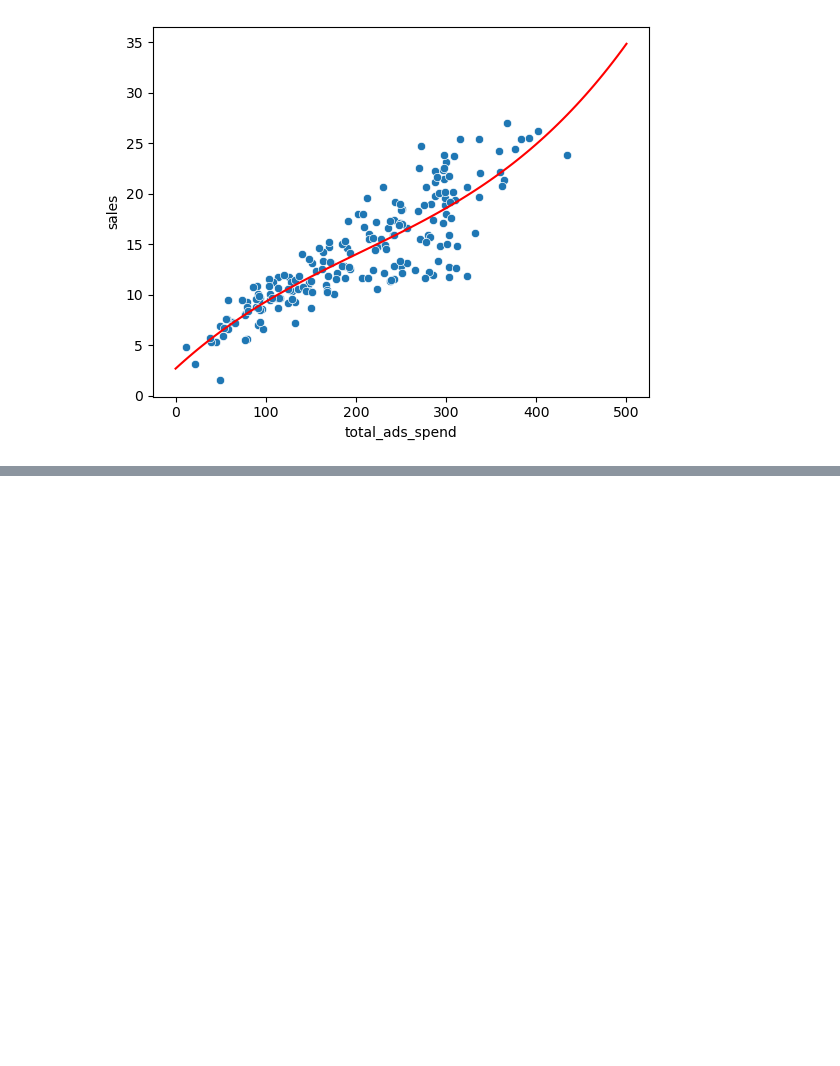
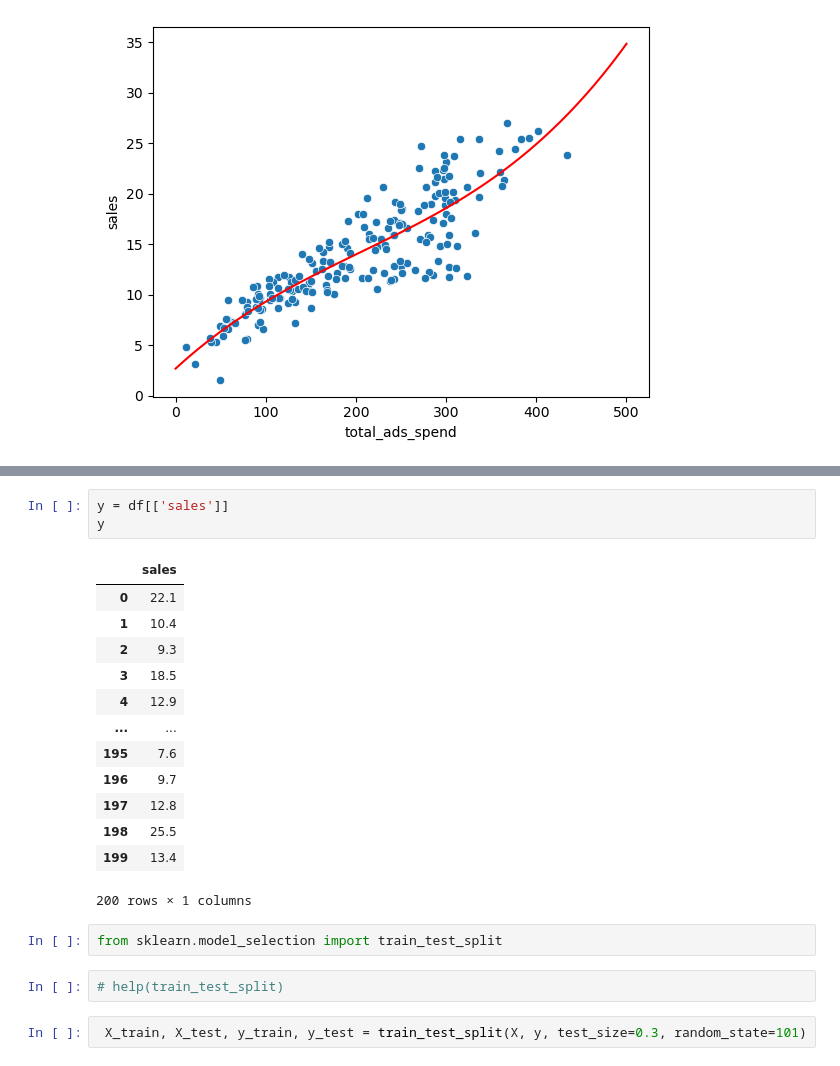
Before and after one commit to Oladele-A/python-for-data-science, a Jupyter notebook: Linear Regression/Linear_Regression.ipynb, the cells around one changed output, grey strips where cells are left out. Cells and saved outputs as stored; diff of their text form; blank space fills up the shorter version.

```diff
--- a/Linear Regression/Linear_Regression.ipynb
+++ b/Linear Regression/Linear_Regression.ipynb
@@ -79,0 +117,23 @@ Limitations of `np.polyfit`
+# %%
+y = df[['sales']]
+y
+# %% [output]
+|  | sales |
+| 0 | 22.1 |
+| 1 | 10.4 |
+| 2 | 9.3 |
+| 3 | 18.5 |
+| 4 | 12.9 |
+| ... | ... |
+| 195 | 7.6 |
+| 196 | 9.7 |
+| 197 | 12.8 |
+| 198 | 25.5 |
+| 199 | 13.4 |
+200 rows × 1 columns
+# %%
+from sklearn.model_selection import train_test_split
+# %%
+# help(train_test_split)
+# %%
+ X_train, X_test, y_train, y_test = train_test_split(X, y, test_size=0.3, random_state=101)
```
Also changed, not shown: parts of 12 cells of this notebook.
